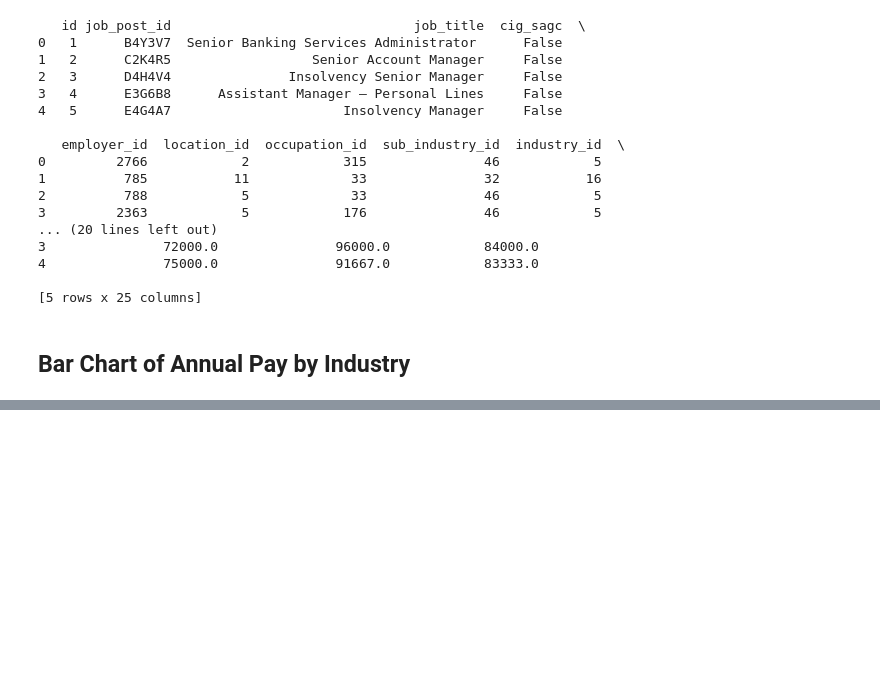
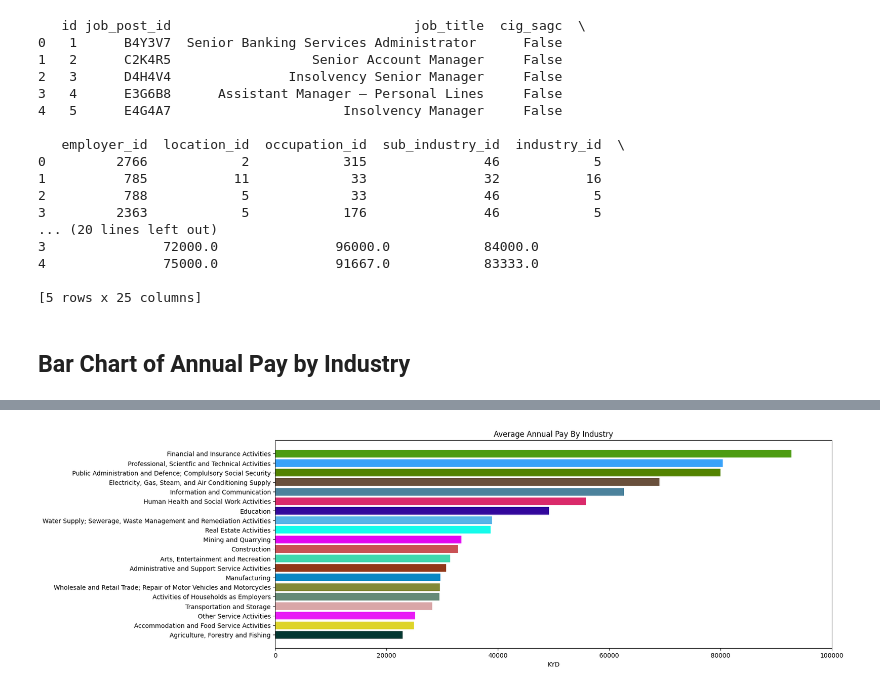
Before and after one commit to everupward248/worc_api, a Jupyter notebook: src/helper_modules/data_analysis.ipynb, the cells around one changed output, grey strips where cells are left out. Drawn from its saved outputs; the diff is of its cells as text; code cells hidden in the pictures; blank space fills up the shorter version.

```diff
--- a/src/helper_modules/data_analysis.ipynb
+++ b/src/helper_modules/data_analysis.ipynb
@@ -69,2 +87,24 @@ Unexpected error occured: {e}
 # %%
-# TODO: visualization for industry data
+# Bar chart of the pay by industry
+x_label_index = sorted_industry_averages.index
+y_label = sorted_industry_averages
+
+# index object is immutable so create a new list for the x labels
+# remove excessively long label
+x_label = ["Activities of Households as Employers" if val.startswith("Activities") else val for val in x_label_index]
+
+# make each bar different color using random to populate rgb values
+# random.random() returns a float from 0-1 and this list comprehension creates a tuple of RGB values(normalized 0-1) for each industry
+colors = [(random.random(), random.random(), random.random()) for _ in range(len(y_label))]
+
+plt.figure(figsize=(16,6))
+plt.title("Average Annual Pay By Industry")
+plt.xlabel("KYD")
+plt.barh(x_label, y_label, color=colors) # long lables therefore horizontal bar chart for readability
+plt.xlim(0, 100000)
+plt.gca().invert_yaxis() # greatest values shown at top
+plt.show()
+
+# TODO: instead of assigning color randomly, assign color to highlight the top 5 industries and all other industries same color, this is to avoid a 'fruit salad' look
+# %% [output]
+[figure, added]
```
Also changed, not shown: parts of 2 cells of this notebook, 2 other files.
